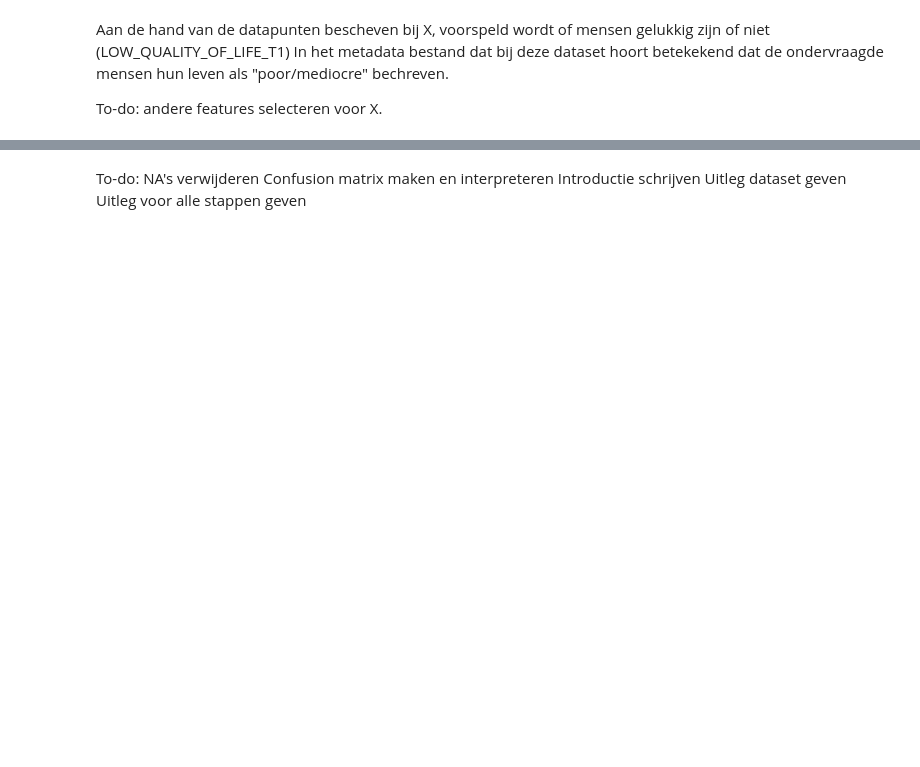
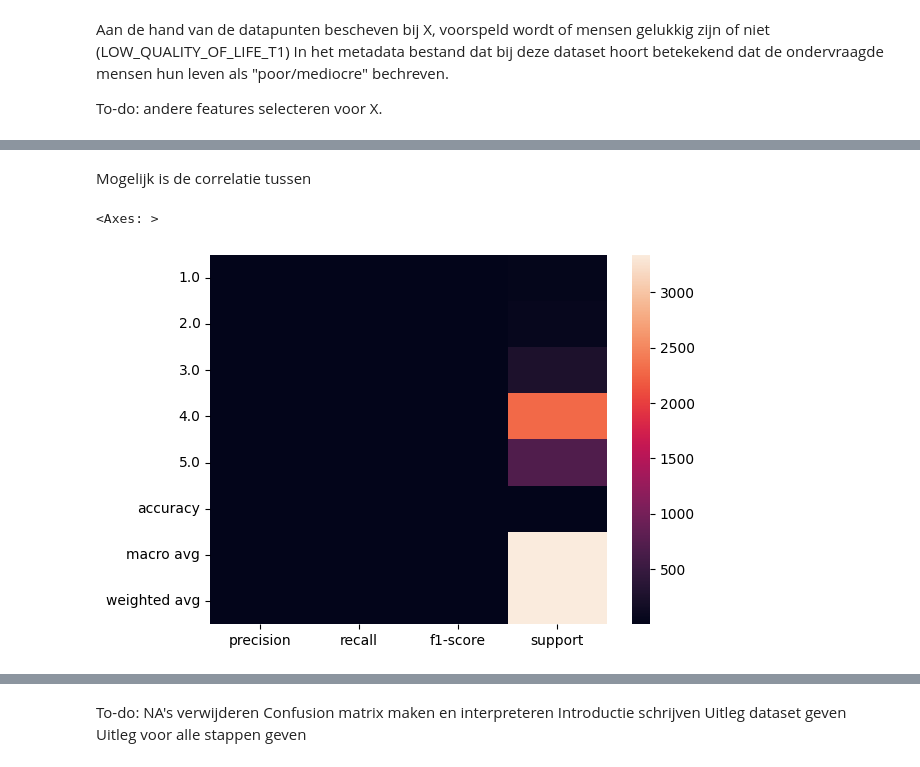
Before and after one commit to Fl-ris/Lifelines_Classifier, a Jupyter notebook: Lifelines_classifier.ipynb, the cells around one changed output, grey strips where cells are left out. Saved outputs shown, nothing was run; the diff lists cells and outputs as text; code cells hidden in the pictures; blank space fills up the shorter version.

```diff
--- a/Lifelines_classifier.ipynb
+++ b/Lifelines_classifier.ipynb
@@ -419,3 +436,14 @@ sns.heatmap(confusion_matrix(y_test, y_pred), annot=True)
+# %% [markdown]
+Mogelijk is de correlatie tussen
+# %%
+from sklearn.metrics import classification_report
+
+
+test = pd.DataFrame(classification_report(y_test, y_pred, output_dict=True)).T
+sns.heatmap(test)
+# %% [output]
+<Axes: >
+[figure, added]
 # %%
 RocCurveDisplay.from_estimator(model, X_test, y_test)
 # %% [output]
```
Also changed, not shown: parts of 34 cells of this notebook.
